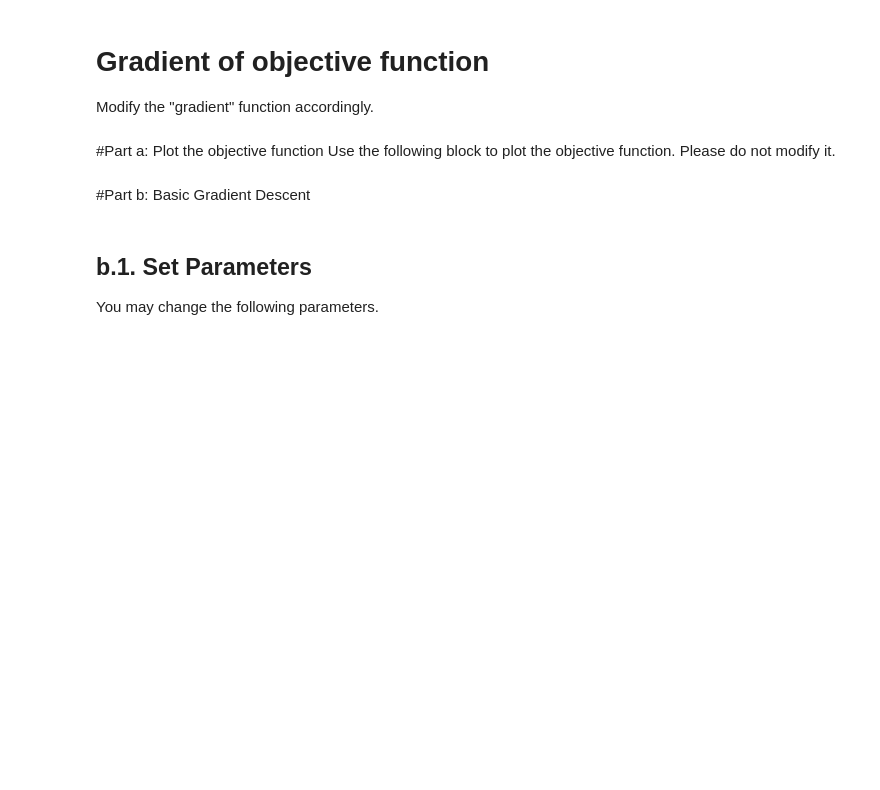
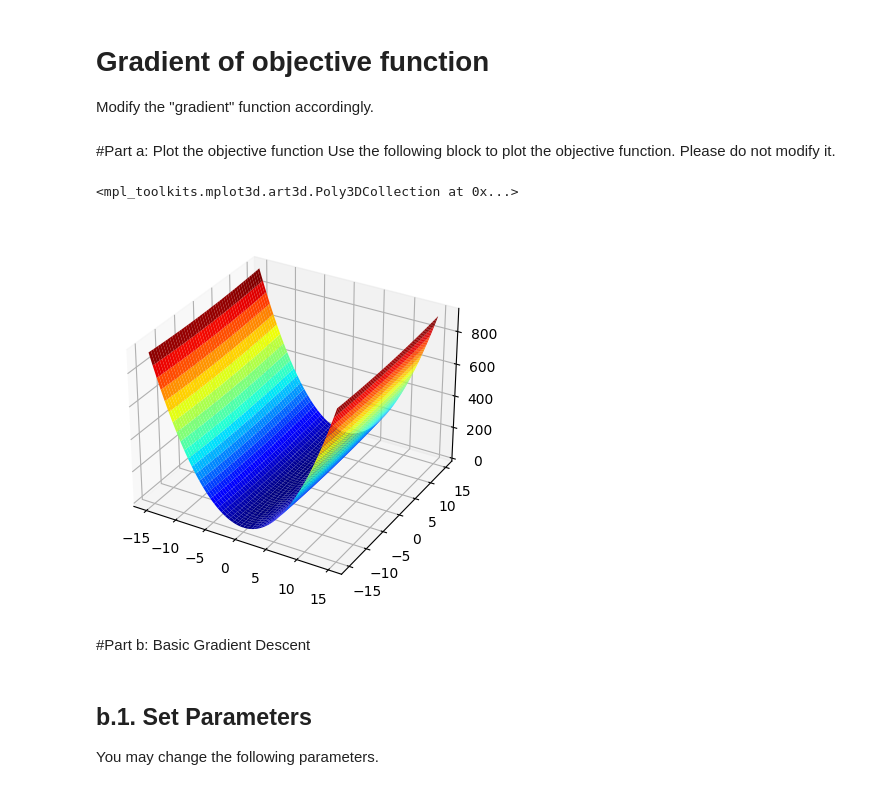
Before and after one commit to charan250498/GD_AdaGrad-Adam, a Jupyter notebook: nonlinear_optimization_question.ipynb, the cells around one changed output. Cells and saved outputs as stored; diff of their text form; code cells hidden in the pictures; blank space fills up the shorter version.

```diff
--- a/nonlinear_optimization_question.ipynb
+++ b/nonlinear_optimization_question.ipynb
@@ -24,7 +26,8 @@ $$f(x,y) = 4x^{2} + \dfrac{(y+3)^2}{15}$$
 # %%
 def objective(x, y):
 	# <<TODO#1>> modify the objective function
-	return 1
+	val = (4*x**2) + (((y+3*np.ones(y.shape))**2)/15)
+	return val
 # %% [markdown]
 # Gradient of objective function
 Modify the "gradient" function accordingly.
@@ -38,16 +43,19 @@ Use the following block to plot the objective function. Please do not modify it.
 # %%
 # define range for input
 bounds = asarray([[-15.0, 15.0], [-15.0, 15.0]])
 # sample input range uniformly at 0.1 increments
 xaxis = arange(bounds[0,0], bounds[0,1], 0.1)
 yaxis = arange(bounds[1,0], bounds[1,1], 0.1)
 # create a mesh from the axis
 x, y = meshgrid(xaxis, yaxis)
 # Figure 1
 # create a surface plot with the jet color scheme
 figure_1 = pyplot.figure(1)
-axis = figure_1.gca(projection='3d')
+axis = figure_1.add_subplot(projection='3d') # changed gca to add_subplot #########################################
 axis.plot_surface(x, y, objective(x, y), cmap='jet')
+# %% [output]
+<mpl_toolkits.mplot3d.art3d.Poly3DCollection at 0x...>
+[figure, added]
 # %% [markdown]
 #Part b: Basic Gradient Descent
 # %% [markdown]
```
Also changed, not shown: parts of 5 cells of this notebook.
